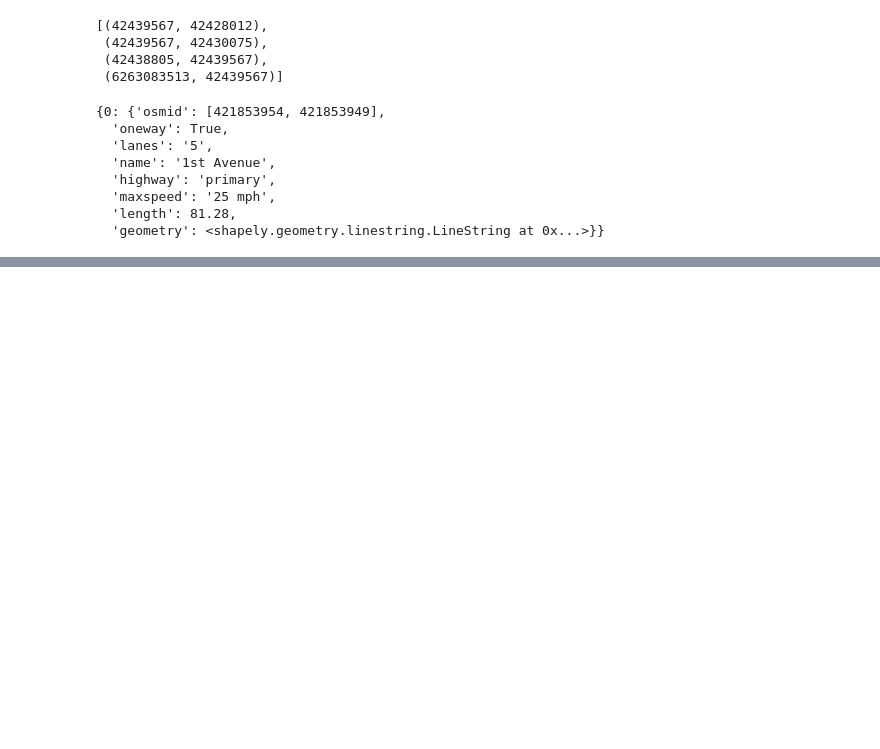
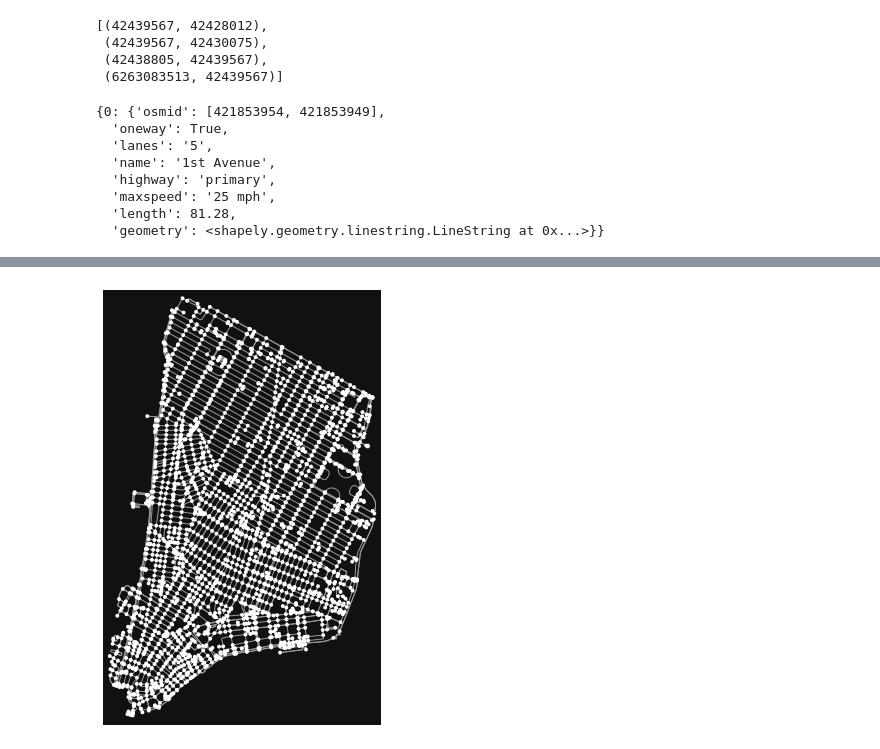
Before and after one commit to clyman23/spoke, a Jupyter notebook: notebooks/conorlyman/osmnx-test.ipynb, the cells around one changed output, grey strips where cells are left out. Cells and saved outputs as stored; diff of their text form; code cells hidden in the pictures; blank space fills up the shorter version.

```diff
--- a/notebooks/conorlyman/osmnx-test.ipynb
+++ b/notebooks/conorlyman/osmnx-test.ipynb
@@ -238,0 +254,14 @@ G.get_edge_data(in_edges[0][0], in_edges[0][1])
+# %%
+corners = [
+    (40.75739, -74.00591), # West 34th
+    (40.7432, -73.97139), # East 34th
+    (40.73549, -73.97182), # About East 23rd
+    (40.7283, -73.9706), # About East 16th
+    (40.7092, -73.976), # Navy Yard-ish
+    (40.7047, -73.9987), # Brooklyn Bridge-ish
+    (40.696, -74.0174), # The Battery
+    (40.7272, -74.0249), # Holland Tunnel
+    (40.75739, -74.00591), # West 34th
+]
+# %%
+corners_new = [(i[1], i[0]) for i in corners]
@@ -238,0 +270,2 @@ G.get_edge_data(in_edges[0][0], in_edges[0][1])
+# %%
+boundaries = Polygon(corners_new)
@@ -238,0 +276,6 @@ G.get_edge_data(in_edges[0][0], in_edges[0][1])
+# %%
+G = ox.graph.graph_from_polygon(boundaries, network_type="bike")
+# %%
+fig, ax = ox.plot_graph(G)
+# %% [output]
+[figure, added]
```
Also changed, not shown: parts of 7 cells of this notebook.
